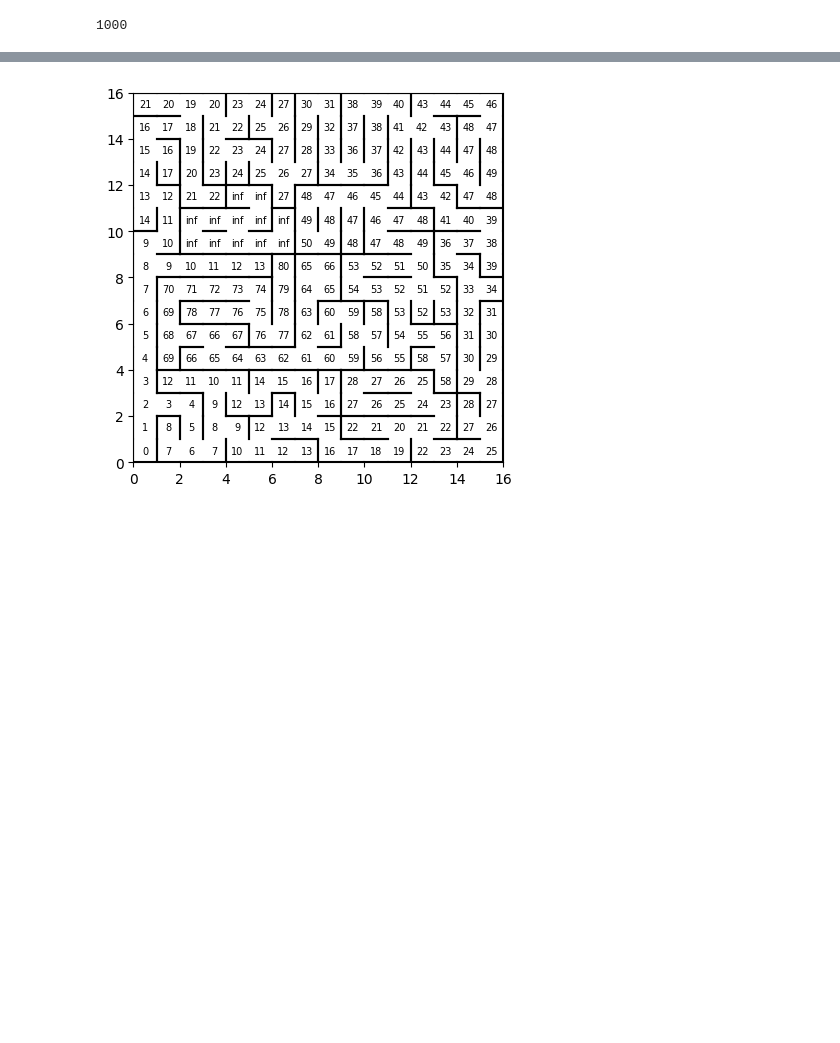
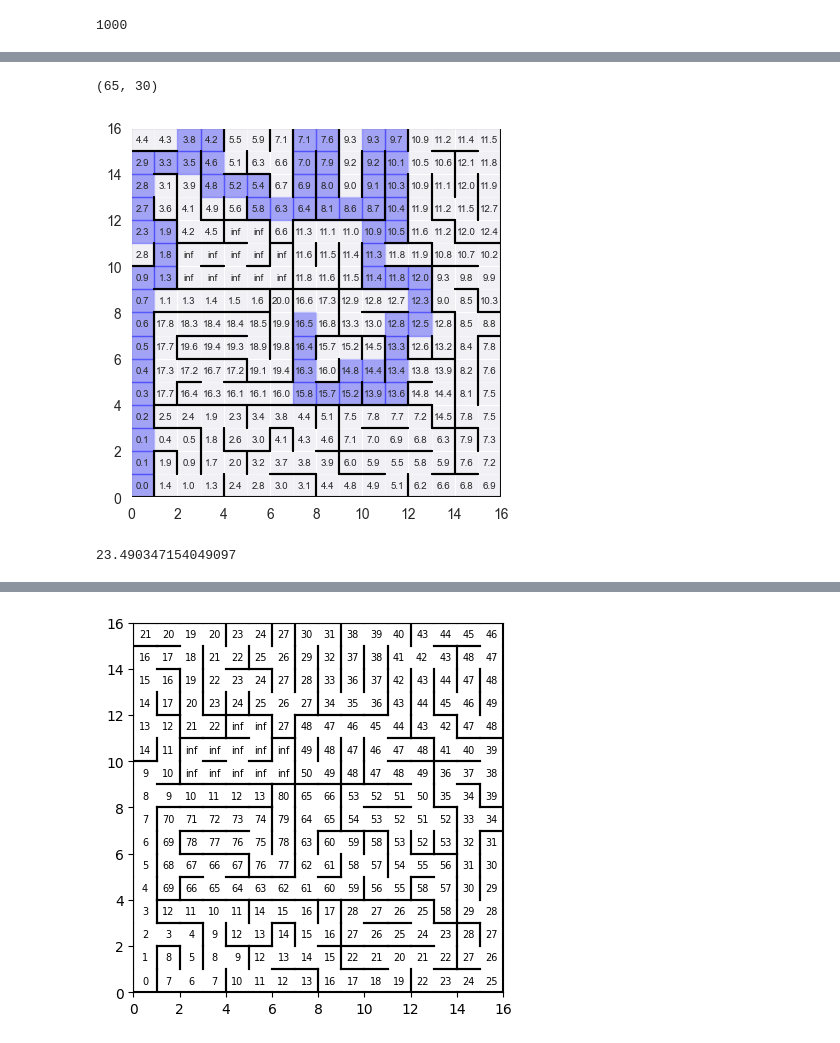
Before and after one commit to FarisAnsara/Optimal-Pathfinding-Micromouse, a Jupyter notebook: test.ipynb, the cells around one changed output, grey strips where cells are left out. Drawn from its saved outputs; the diff is of its cells as text; code cells hidden in the pictures; blank space fills up the shorter version.

Commit message:
implemented an improved BFS and floodfill algoirthm that uopdates a time map instead of a distance map using thte same equation for the dynamic reward structure in RL

```diff
--- a/test.ipynb
+++ b/test.ipynb
@@ -100,0 +119,18 @@ Utils.draw_maze(maze, dist_map=map)
+# %%
+from algorithms.utilities.Utils import Utils
+from algorithms.classical.bfs.BFSTime import BFS
+from algorithms.utilities.Stats import Stats
+maze = Utils.load_maze('mazes/competition_json/87us1.json')
+bfs = BFS(walls=maze)
+bfs.bfs()
+flood_path = bfs.find_shortest_path_to_goal()
+print(bfs.get_stats())
+Utils().draw_maze(walls=maze, path=flood_path, dist_map=bfs.times)
+stats = Stats()
+print(stats.get_time_from_path(flood_path))
+# for goal in goals:
+#     map[goal[0]][goal[1]] = 0
+# %% [output]
+(65, 30)
+[figure, added]
+23.490347154049097
```
Also changed, not shown: parts of 4 cells of this notebook, 13 other files.
